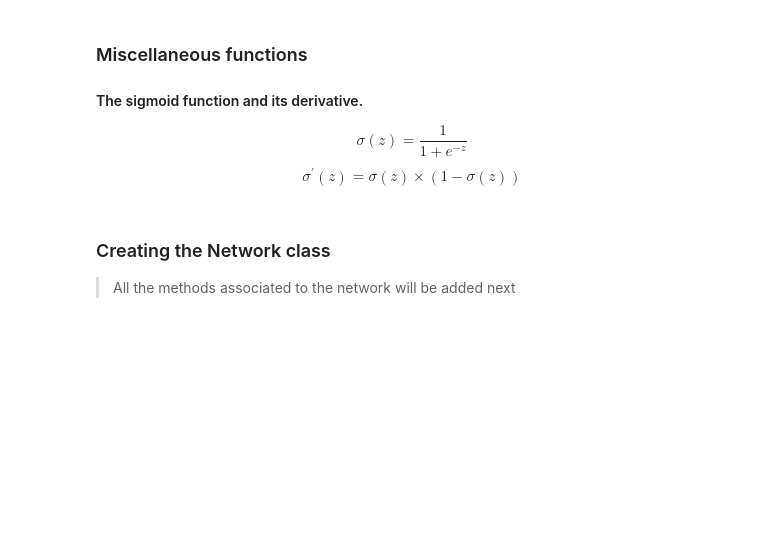
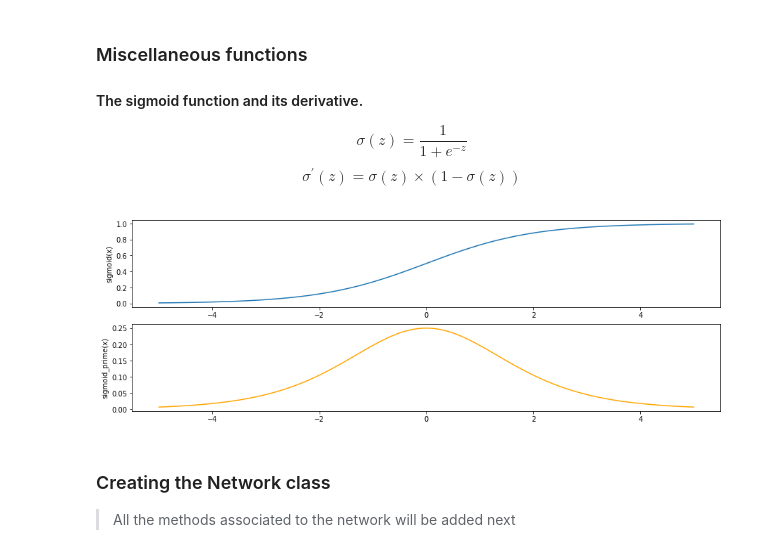
Before and after one commit to eliottjoulot/Handwritten-digits-classifier, a Jupyter notebook: Network.ipynb, the cells around one changed output. Cells and saved outputs as stored; diff of their text form; code cells hidden in the pictures; blank space fills up the shorter version.

Commit message:
Adding graph comparison

```diff
--- a/Network.ipynb
+++ b/Network.ipynb
@@ -24,13 +24,15 @@ $$ \sigma ^{'} (z) =  \sigma (z) \times (1- \sigma (z))  $$
 # %%
 def sigmoid(z):
     return 1.0/(1.0+np.exp(-z))
 def sigmoid_prime(z):
     return sigmoid(z)*(1-sigmoid(z))
 
-#plt.rcParams['figure.figsize'] = 15, 5
-#plt.subplot(211);plt.plot(np.linspace(-5,5,100),sigmoid(np.linspace(-5,5,100)));plt.ylabel('sigmoid(x)')
-#plt.subplot(212);plt.plot(np.linspace(-5,5,100),sigmoid_prime(np.linspace(-5,5,100)),color='orange');plt.ylabel('sigmoid_prime(x)')
-#plt.show()
+plt.rcParams['figure.figsize'] = 15, 5
+plt.subplot(211);plt.plot(np.linspace(-5,5,100),sigmoid(np.linspace(-5,5,100)));plt.ylabel('sigmoid(x)')
+plt.subplot(212);plt.plot(np.linspace(-5,5,100),sigmoid_prime(np.linspace(-5,5,100)),color='orange');plt.ylabel('sigmoid_prime(x)')
+plt.show()
+# %% [output]
+[figure, added]
 # %% [markdown]
 ### Creating the Network class
 > All the methods associated to the network will be added next
```
Also changed, not shown: parts of 6 cells of this notebook.
